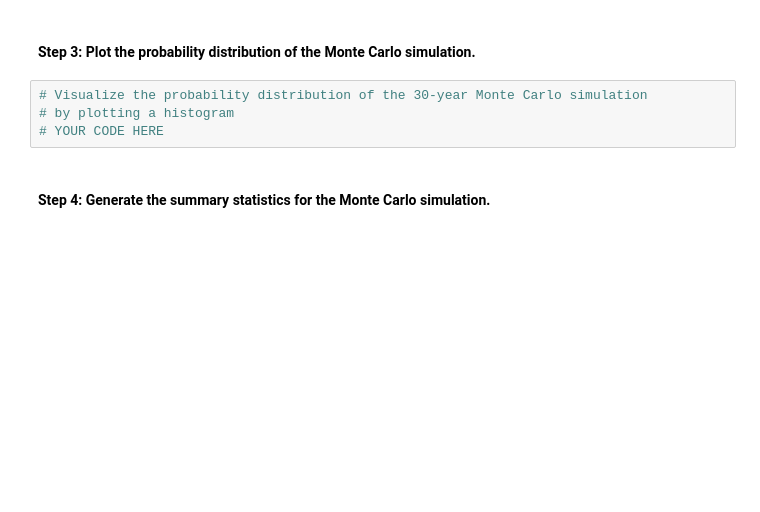
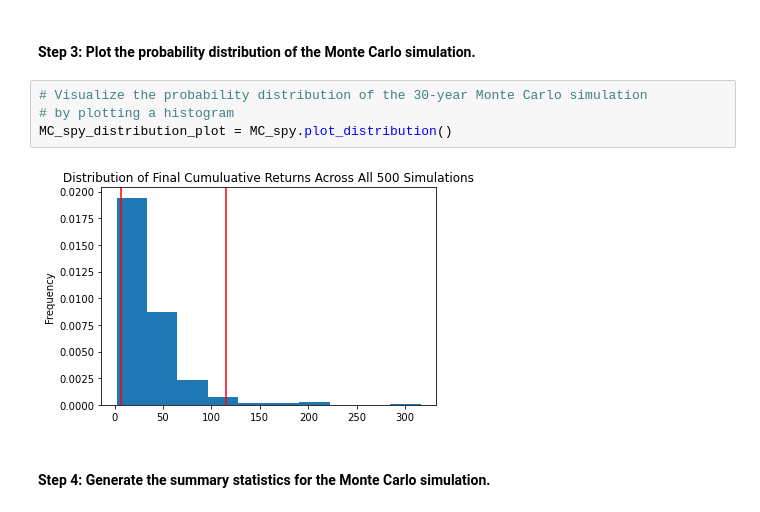
Before and after one commit to ForrestSurles/Retirement_Portfolio_Planner, a Jupyter notebook: financial_planning_tools.ipynb, the cells around one changed output. Cells and saved outputs as stored; diff of their text form; blank space fills up the shorter version.

```diff
--- a/financial_planning_tools.ipynb
+++ b/financial_planning_tools.ipynb
@@ -555,7 +557,9 @@ Running Monte Carlo simulation number 490.
 # %%
 # Visualize the probability distribution of the 30-year Monte Carlo simulation
 # by plotting a histogram
-# YOUR CODE HERE
+MC_spy_distribution_plot = MC_spy.plot_distribution()
+# %% [output]
+[figure, added]
 # %% [markdown]
 #### Step 4: Generate the summary statistics for the Monte Carlo simulation.
 # %%
```
Also changed, not shown: parts of 2 cells of this notebook.
